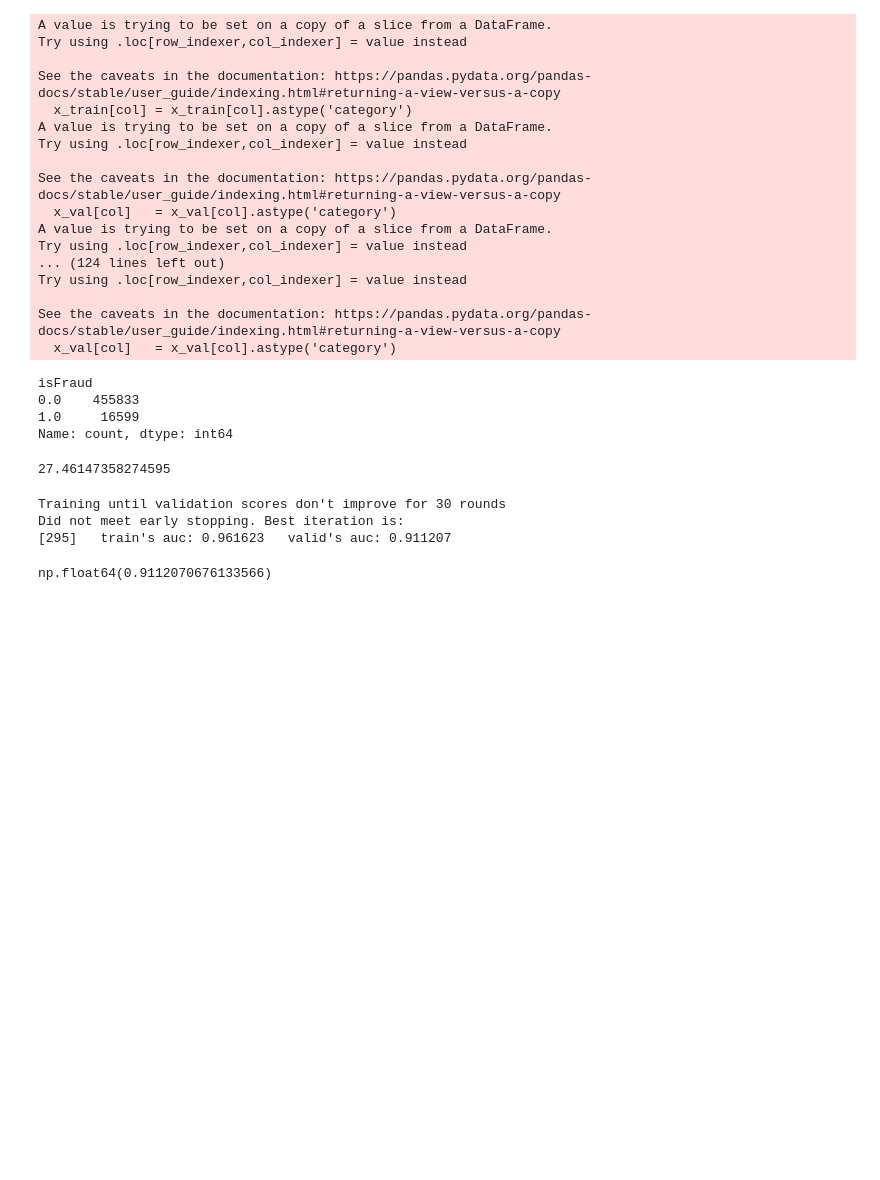
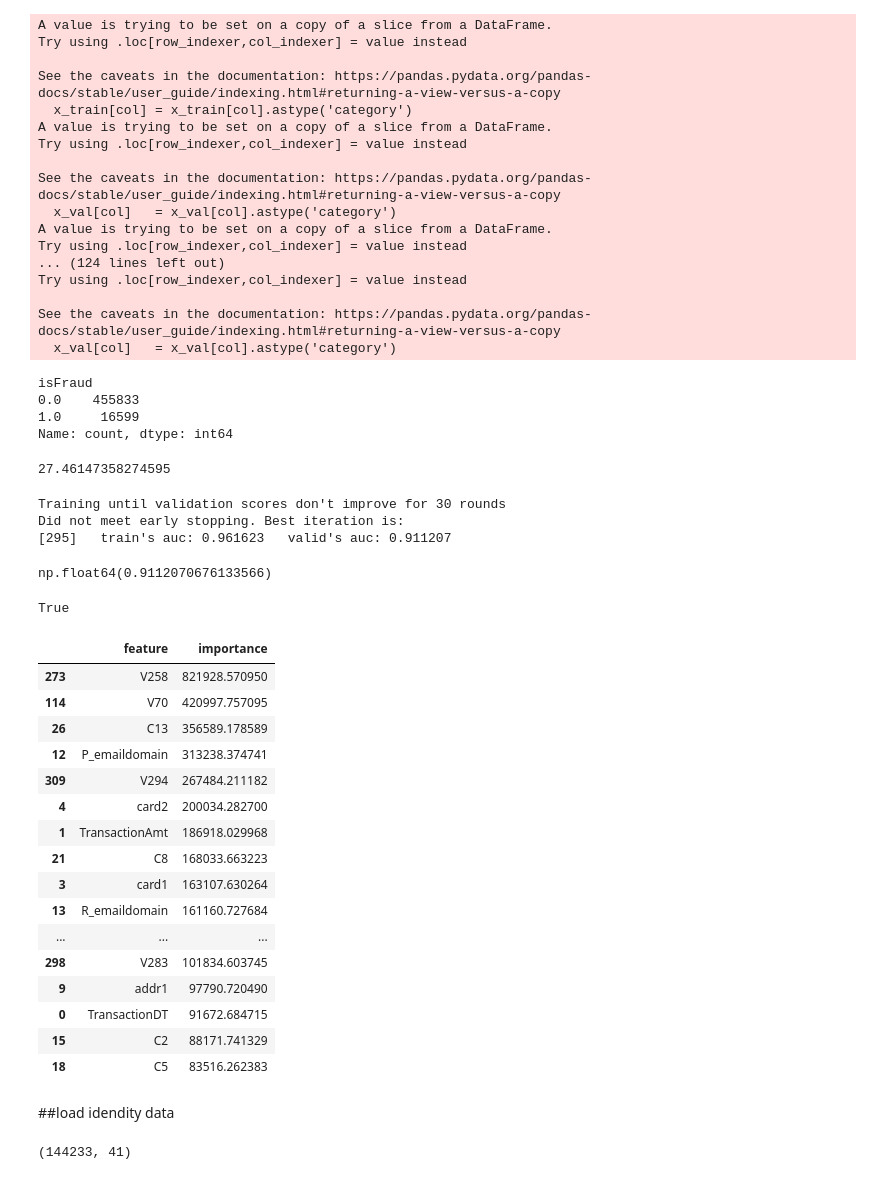
Before and after one commit to rahulkhawashi/IEEE-CIS-Fraud-Detection, a Jupyter notebook: ieee_cis_fraud_detection.ipynb, the cells around one changed output. Saved outputs shown, nothing was run; the diff lists cells and outputs as text; code cells hidden in the pictures; blank space fills up the shorter version.

```diff
--- a/ieee_cis_fraud_detection.ipynb
+++ b/ieee_cis_fraud_detection.ipynb
@@ -396,3 +396,35 @@ val_preds = model.predict(x_val, num_iteration=model.best_iteration)
 roc_auc_score(y_val, val_preds)
 # %% [output]
 np.float64(0.9112070676133566)
+# %%
+'TransactionDT' in x_train.columns
+# %% [output]
+True
+# %%
+# Feature Importance Analysis
+import pandas as pd
+
+importance = pd.DataFrame({
+    'feature': x_train.columns,
+    'importance': model.feature_importance(importance_type='gain')
+}).sort_values(by='importance', ascending=False)
+
+importance.head(20)
+# %% [output]
+|  | feature | importance |
+| 273 | V258 | 821928.570950 |
+| 114 | V70 | 420997.757095 |
+| 26 | C13 | 356589.178589 |
+| 12 | P_emaildomain | 313238.374741 |
+| 309 | V294 | 267484.211182 |
+| 4 | card2 | 200034.282700 |
+| 1 | TransactionAmt | 186918.029968 |
+| 21 | C8 | 168033.663223 |
+| 3 | card1 | 163107.630264 |
+| 13 | R_emaildomain | 161160.727684 |
+| ... | ... | ... |
+| 298 | V283 | 101834.603745 |
+| 9 | addr1 | 97790.720490 |
+| 0 | TransactionDT | 91672.684715 |
+| 15 | C2 | 88171.741329 |
+| 18 | C5 | 83516.262383 |
@@ -398,0 +436,7 @@ np.float64(0.9112070676133566)
+# %% [markdown]
+##load idendity data
+# %%
+identity = pd.read_csv("drive/MyDrive/CIS Fraud Detection/train_identity.csv")
+identity.shape
+# %% [output]
+(144233, 41)
```
Also changed, not shown: parts of 34 cells of this notebook.
